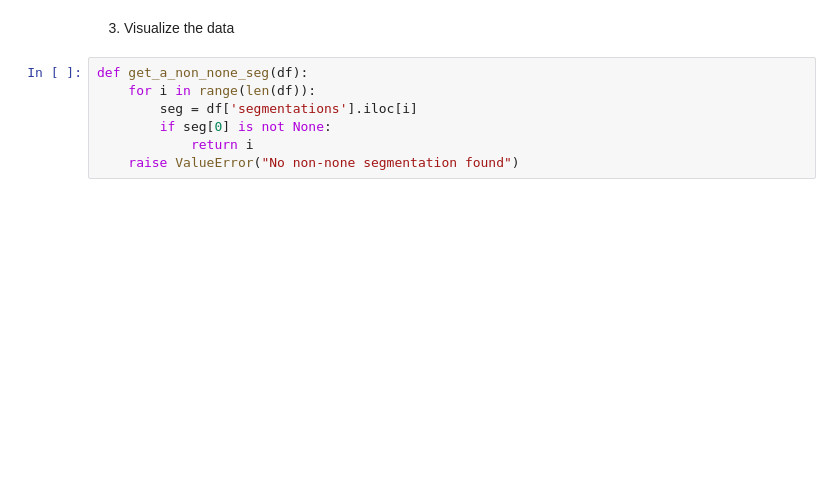
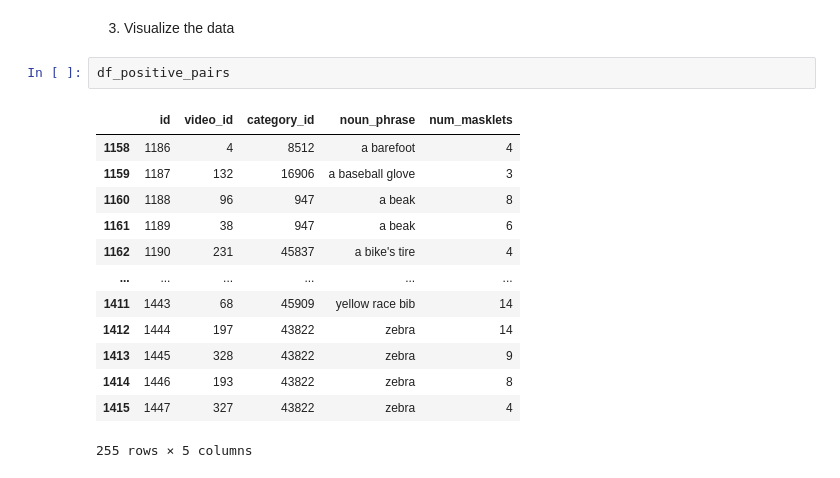
Before and after one commit to facebookresearch/sam3, a Jupyter notebook: examples/saco_veval_example.ipynb, the cells around one changed output. Cells and saved outputs as stored; diff of their text form; blank space fills up the shorter version.

```diff
--- a/examples/saco_veval_example.ipynb
+++ b/examples/saco_veval_example.ipynb
@@ -70,12 +72,21 @@ annot_dfs["saco_veval_sav_test"]["video_np_pairs"].head(3)
 # %% [markdown]
 3. Visualize the data
-# %%
-def get_a_non_none_seg(df):
-    for i in range(len(df)):
-        seg = df['segmentations'].iloc[i]
-        if seg[0] is not None:
-            return i
-    raise ValueError("No non-none segmentation found")
+# %%
+df_positive_pairs
+# %% [output]
+|  | id | video_id | category_id | noun_phrase | num_masklets |
+| 1158 | 1186 | 4 | 8512 | a barefoot | 4 |
+| 1159 | 1187 | 132 | 16906 | a baseball glove | 3 |
+| 1160 | 1188 | 96 | 947 | a beak | 8 |
+| 1161 | 1189 | 38 | 947 | a beak | 6 |
+| 1162 | 1190 | 231 | 45837 | a bike's tire | 4 |
+| ... | ... | ... | ... | ... | ... |
+| 1411 | 1443 | 68 | 45909 | yellow race bib | 14 |
+| 1412 | 1444 | 197 | 43822 | zebra | 14 |
+| 1413 | 1445 | 328 | 43822 | zebra | 9 |
+| 1414 | 1446 | 193 | 43822 | zebra | 8 |
+| 1415 | 1447 | 327 | 43822 | zebra | 4 |
+255 rows × 5 columns
 # %%
 # Select a target dataset
 target_dataset_name = "saco_veval_yt1b_val"
```
Also changed, not shown: parts of 7 cells of this notebook.
